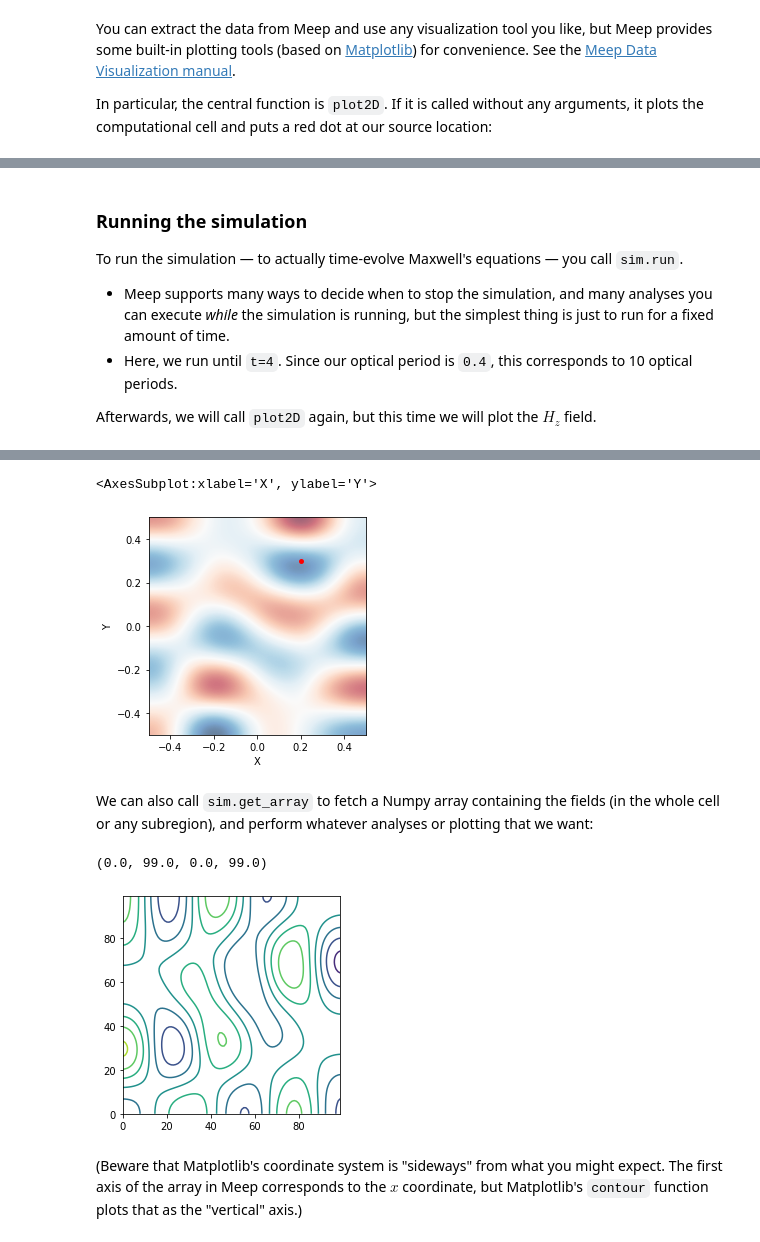
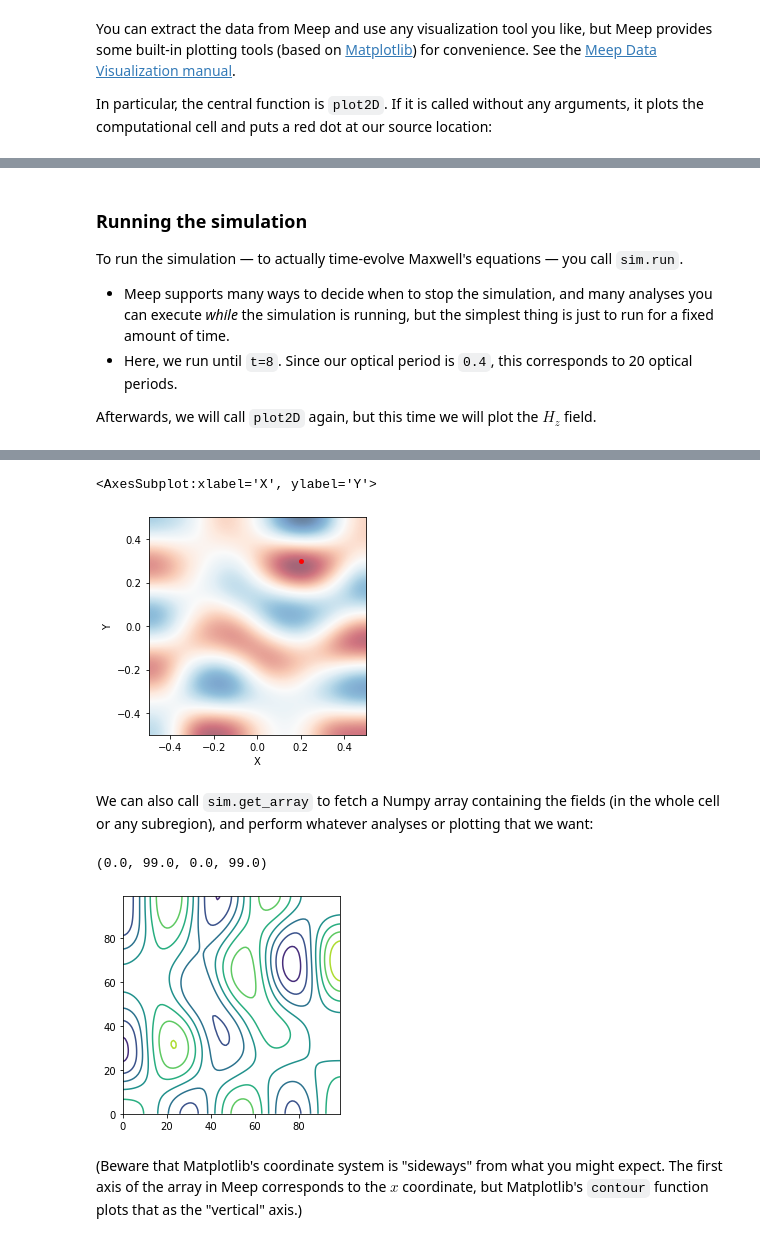
Before and after one commit to mitmath/18369, a Jupyter notebook: notes/meep-square-cavity.ipynb, the cells around one changed output, grey strips where cells are left out. Drawn from its saved outputs; the diff is of its cells as text; code cells hidden in the pictures.

```diff
--- a/notes/meep-square-cavity.ipynb
+++ b/notes/meep-square-cavity.ipynb
@@ -54,10 +61,10 @@ sim.plot2D()
 
 To run the simulation — to actually time-evolve Maxwell's equations — you call `sim.run`.
 * Meep supports many ways to decide when to stop the simulation, and many analyses you can execute *while* the simulation is running, but the simplest thing is just to run for a fixed amount of time.
-* Here, we run until `t=4`.  Since our optical period is `0.4`, this corresponds to 10 optical periods.
+* Here, we run until `t=8`.  Since our optical period is `0.4`, this corresponds to 20 optical periods.
 
 Afterwards, we will call `plot2D` again, but this time we will plot the $H_z$ field.
 # %%
-sim.run(until=4)
+sim.run(until=8)
 sim.plot2D(fields=mp.Hz)
 # %% [output]
@@ -66,5 +72,5 @@ run 3 finished at t = 9.0 (1800 timesteps)
 <AxesSubplot:xlabel='X', ylabel='Y'>
-[figure, old version]
+[figure, new version]
 # %% [markdown]
 We can also call `sim.get_array` to fetch a Numpy array containing the fields (in the whole cell or any subregion), and perform whatever analyses or plotting that we want:
 # %%
@@ -72,7 +78,7 @@ plt.contour(sim.get_array(component=mp.Hz))
 plt.axis("square")
 # %% [output]
 (0.0, 99.0, 0.0, 99.0)
-[figure, old version]
+[figure, new version]
 # %% [markdown]
 (Beware that Matplotlib's coordinate system is "sideways" from what you might expect.  The first axis of the array in Meep corresponds to the $x$ coordinate, but Matplotlib's `contour` function plots that as the "vertical" axis.)
 # %% [markdown]
```
Also changed, not shown: parts of 8 cells of this notebook, 1 other file.
